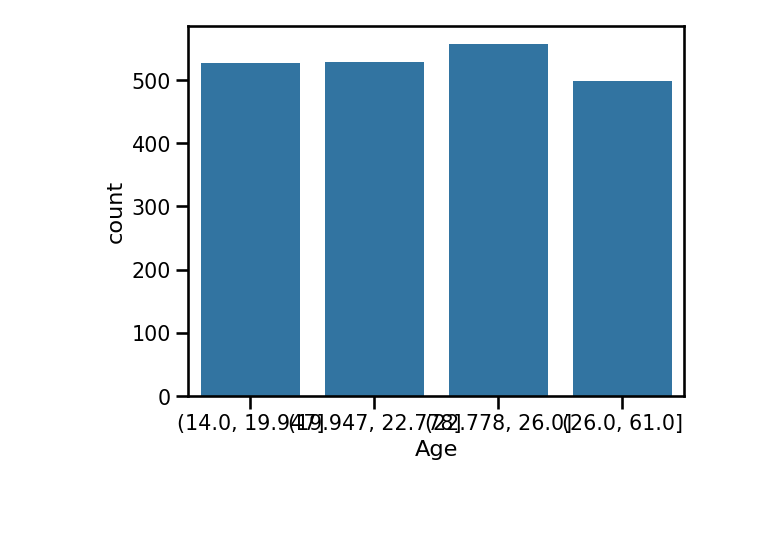
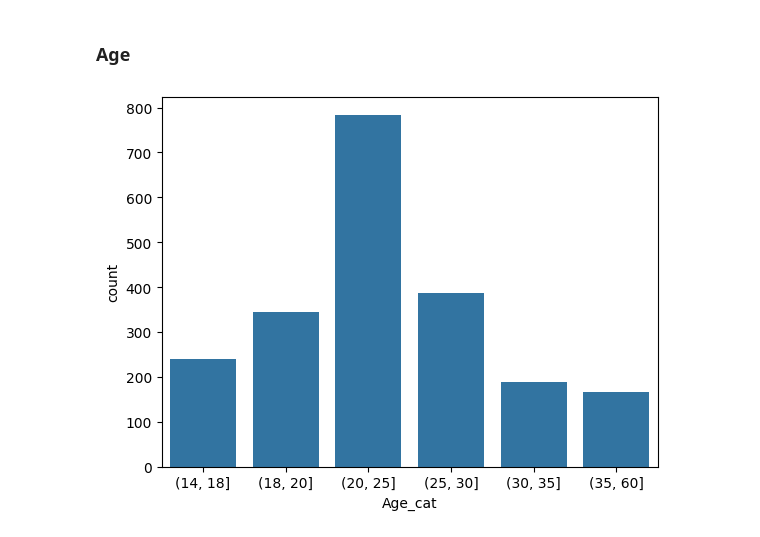
Before and after one commit to matteodcr/mgl869, a Jupyter notebook: notebook.ipynb, the cells around one changed output. Drawn from its saved outputs; the diff is of its cells as text; code cells hidden in the pictures; blank space fills up the shorter version.

Commit message:
Basic data preparation

```diff
--- a/notebook.ipynb
+++ b/notebook.ipynb
@@ -71,5 +47,10 @@ ValueError: Input array must be 1 dimensional
-# %%
-sns.countplot(data=df2, x='Age')
-plt.show()
-# %% [output]
-[figure, removed]
+# %% [markdown]
+### Age
+# %%
+df2 = pd.DataFrame(df)
+interval = (14,18, 20, 25, 30, 35, 60)
+df2["Age_cat"] = pd.cut(df['Age'], interval)
+sns.countplot(data=df2, x='Age_cat')
+plt.show()
+# %% [output]
+[figure, added]
```
Also changed, not shown: parts of 12 cells of this notebook, 1 other file.
